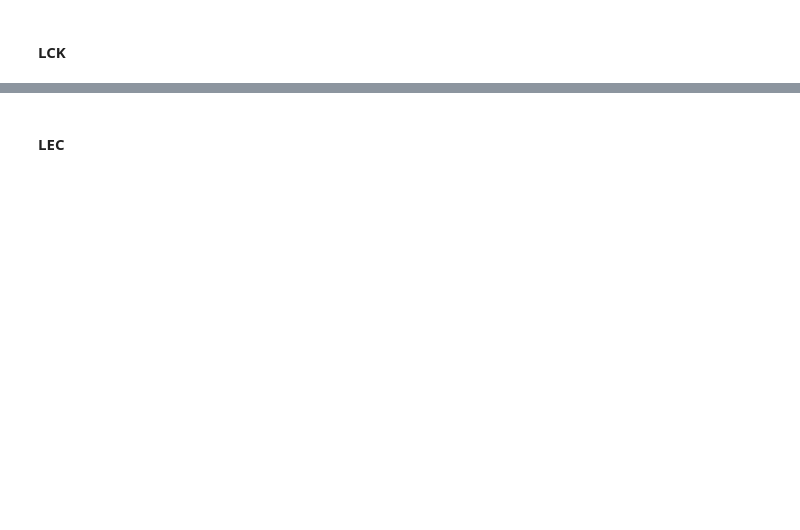
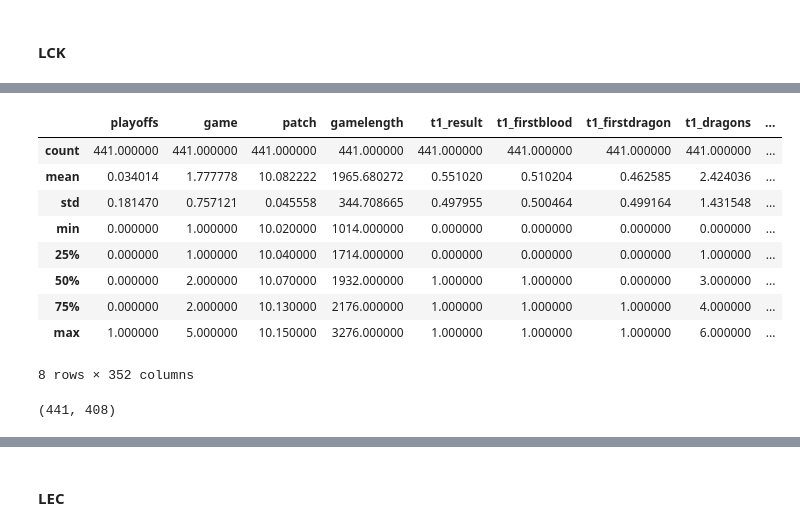
Before and after one commit to CamiloAPB/EDA_DS, a Jupyter notebook: Src/Notebooks/EDA_S10_MainRep.ipynb, the cells around one changed output, grey strips where cells are left out. Cells and saved outputs as stored; diff of their text form; code cells hidden in the pictures; blank space fills up the shorter version.

```diff
--- a/Src/Notebooks/EDA_S10_MainRep.ipynb
+++ b/Src/Notebooks/EDA_S10_MainRep.ipynb
@@ -134,0 +215,17 @@ lck = S10_dataset[S10_dataset["league"] == "LCK"]
+# %%
+lck.describe()
+# %% [output]
+|  | playoffs | game | patch | gamelength | t1_result | t1_firstblood | t1_firstdragon | t1_dragons | ... |
+| count | 441.000000 | 441.000000 | 441.000000 | 441.000000 | 441.000000 | 441.000000 | 441.000000 | 441.000000 | ... |
+| mean | 0.034014 | 1.777778 | 10.082222 | 1965.680272 | 0.551020 | 0.510204 | 0.462585 | 2.424036 | ... |
+| std | 0.181470 | 0.757121 | 0.045558 | 344.708665 | 0.497955 | 0.500464 | 0.499164 | 1.431548 | ... |
+| min | 0.000000 | 1.000000 | 10.020000 | 1014.000000 | 0.000000 | 0.000000 | 0.000000 | 0.000000 | ... |
+| 25% | 0.000000 | 1.000000 | 10.040000 | 1714.000000 | 0.000000 | 0.000000 | 0.000000 | 1.000000 | ... |
+| 50% | 0.000000 | 2.000000 | 10.070000 | 1932.000000 | 1.000000 | 1.000000 | 0.000000 | 3.000000 | ... |
+| 75% | 0.000000 | 2.000000 | 10.130000 | 2176.000000 | 1.000000 | 1.000000 | 1.000000 | 4.000000 | ... |
+| max | 1.000000 | 5.000000 | 10.150000 | 3276.000000 | 1.000000 | 1.000000 | 1.000000 | 6.000000 | ... |
+8 rows × 352 columns
+# %%
+lck.shape
+# %% [output]
+(441, 408)
```
Also changed, not shown: parts of 42 cells of this notebook.
